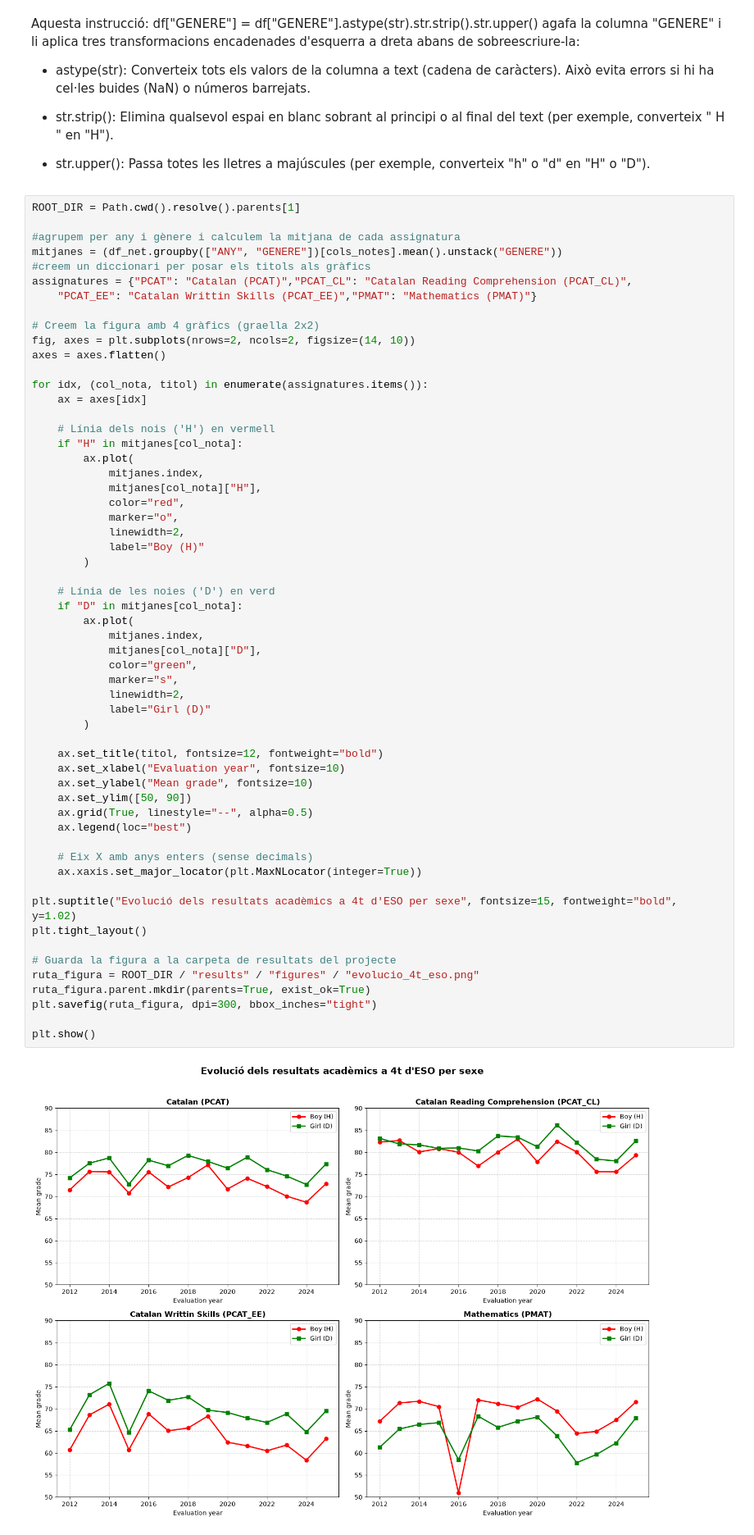
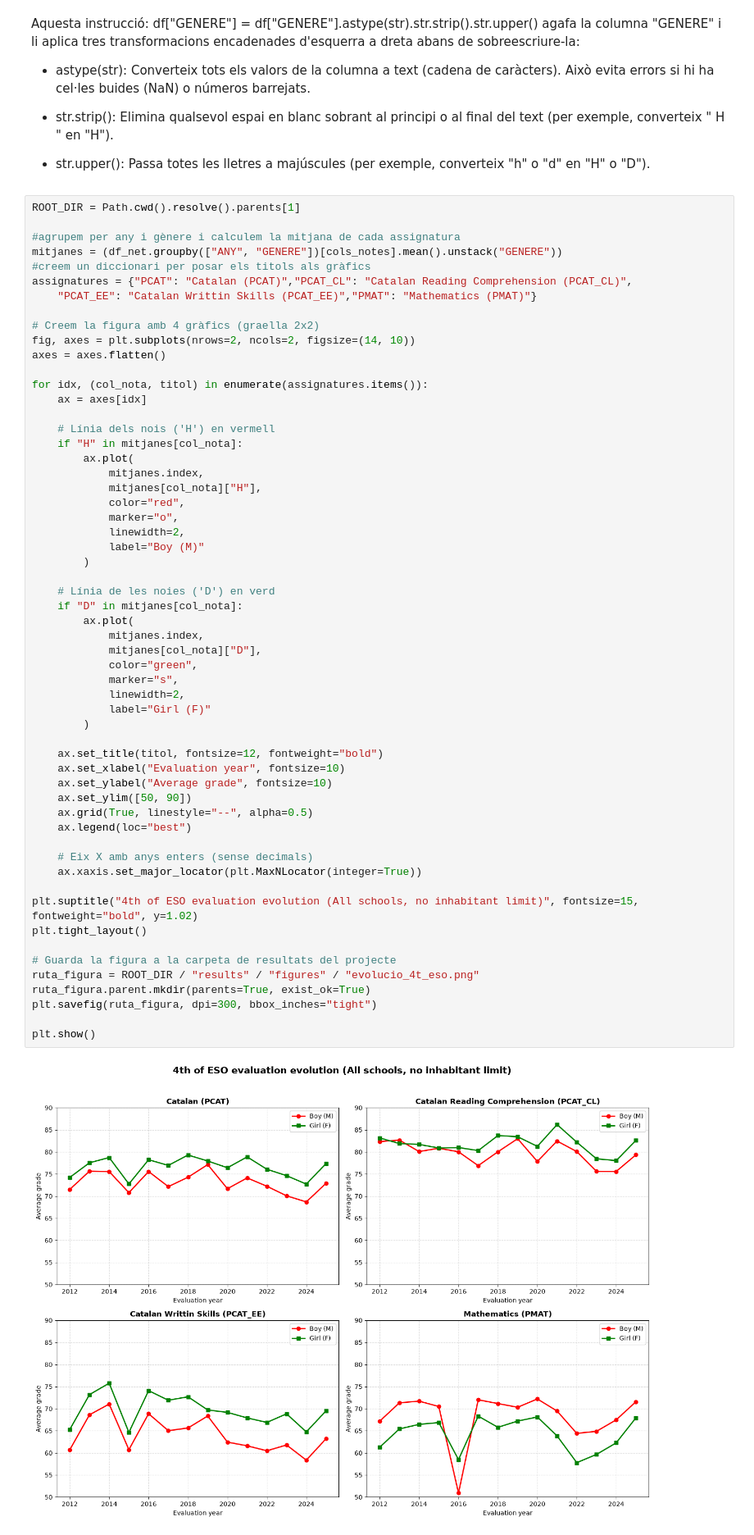
Before and after one commit to JordiVillalbi/migratory-movements-catalonia, a Jupyter notebook: scripts/Image_creation/analisi_4t_eso.ipynb, the cells around one changed output. Shown at 82% size. Drawn from its saved outputs; the diff is of its cells as text.

Commit message:
actualitzo plots de mitjanes assignatures

```diff
--- a/scripts/Image_creation/analisi_4t_eso.ipynb
+++ b/scripts/Image_creation/analisi_4t_eso.ipynb
@@ -68,38 +68,38 @@ for idx, (col_nota, titol) in enumerate(assignatures.items()):
             color="red",
             marker="o",
             linewidth=2,
-            label="Boy (H)"
+            label="Boy (M)"
         )
 
     # Línia de les noies ('D') en verd
     if "D" in mitjanes[col_nota]:
         ax.plot(
             mitjanes.index,
             mitjanes[col_nota]["D"],
             color="green",
             marker="s",
             linewidth=2,
-            label="Girl (D)"
+            label="Girl (F)"
         )
 
     ax.set_title(titol, fontsize=12, fontweight="bold")
     ax.set_xlabel("Evaluation year", fontsize=10)
-    ax.set_ylabel("Mean grade", fontsize=10)
+    ax.set_ylabel("Average grade", fontsize=10)
     ax.set_ylim([50, 90])
     ax.grid(True, linestyle="--", alpha=0.5)
     ax.legend(loc="best")
 
     # Eix X amb anys enters (sense decimals)
     ax.xaxis.set_major_locator(plt.MaxNLocator(integer=True))
 
-plt.suptitle("Evolució dels resultats acadèmics a 4t d'ESO per sexe", fontsize=15, fontweight="bold", y=1.02)
+plt.suptitle("4th of ESO evaluation evolution (All schools, no inhabitant limit)", fontsize=15, fontweight="bold", y=1.02)
 plt.tight_layout()
 
 # Guarda la figura a la carpeta de resultats del projecte
 ruta_figura = ROOT_DIR / "results" / "figures" / "evolucio_4t_eso.png"
 ruta_figura.parent.mkdir(parents=True, exist_ok=True)
 plt.savefig(ruta_figura, dpi=300, bbox_inches="tight")
 
 plt.show()
 # %% [output]
-[figure, old version]
+[figure, new version]
```
Also changed, not shown: parts of 1 cell of this notebook, 1 other file.
